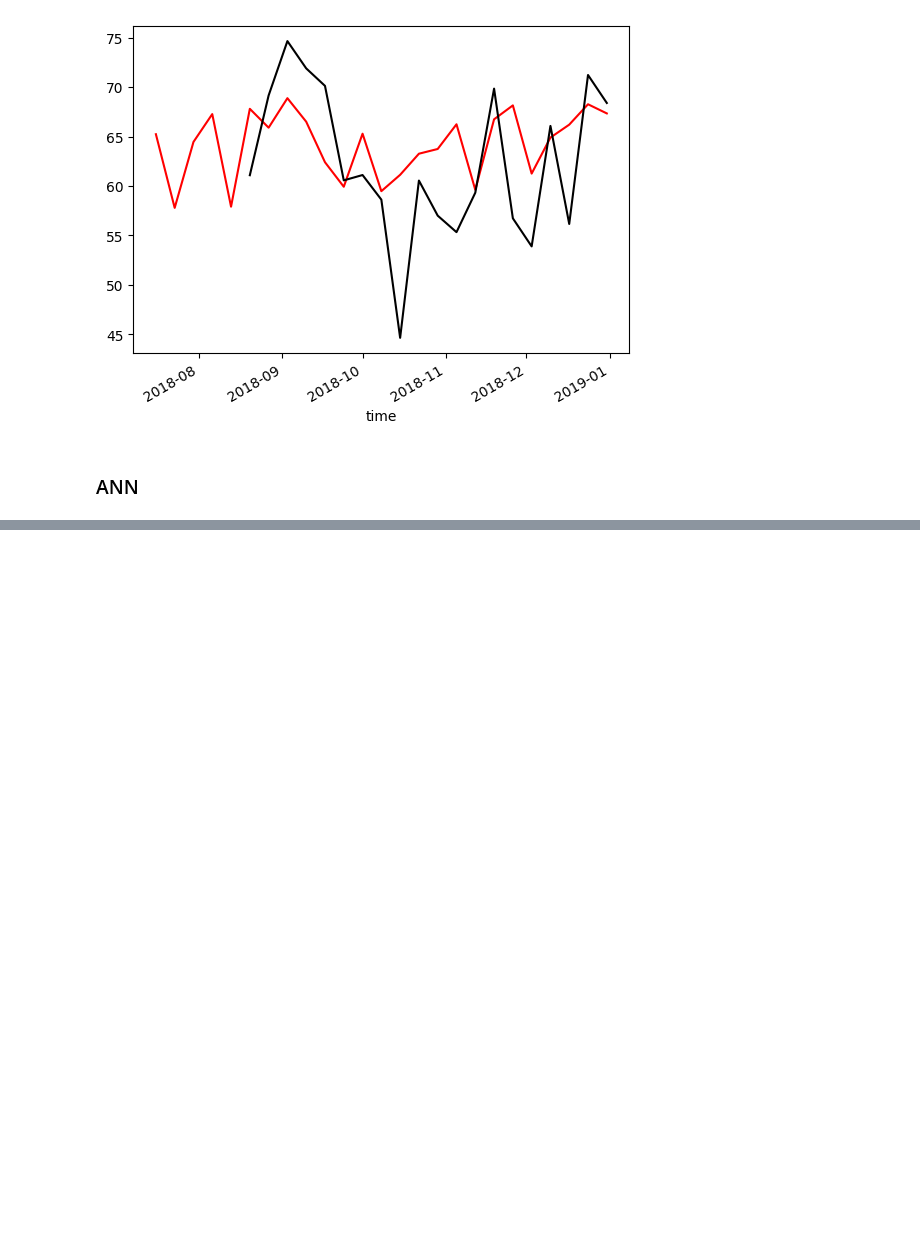
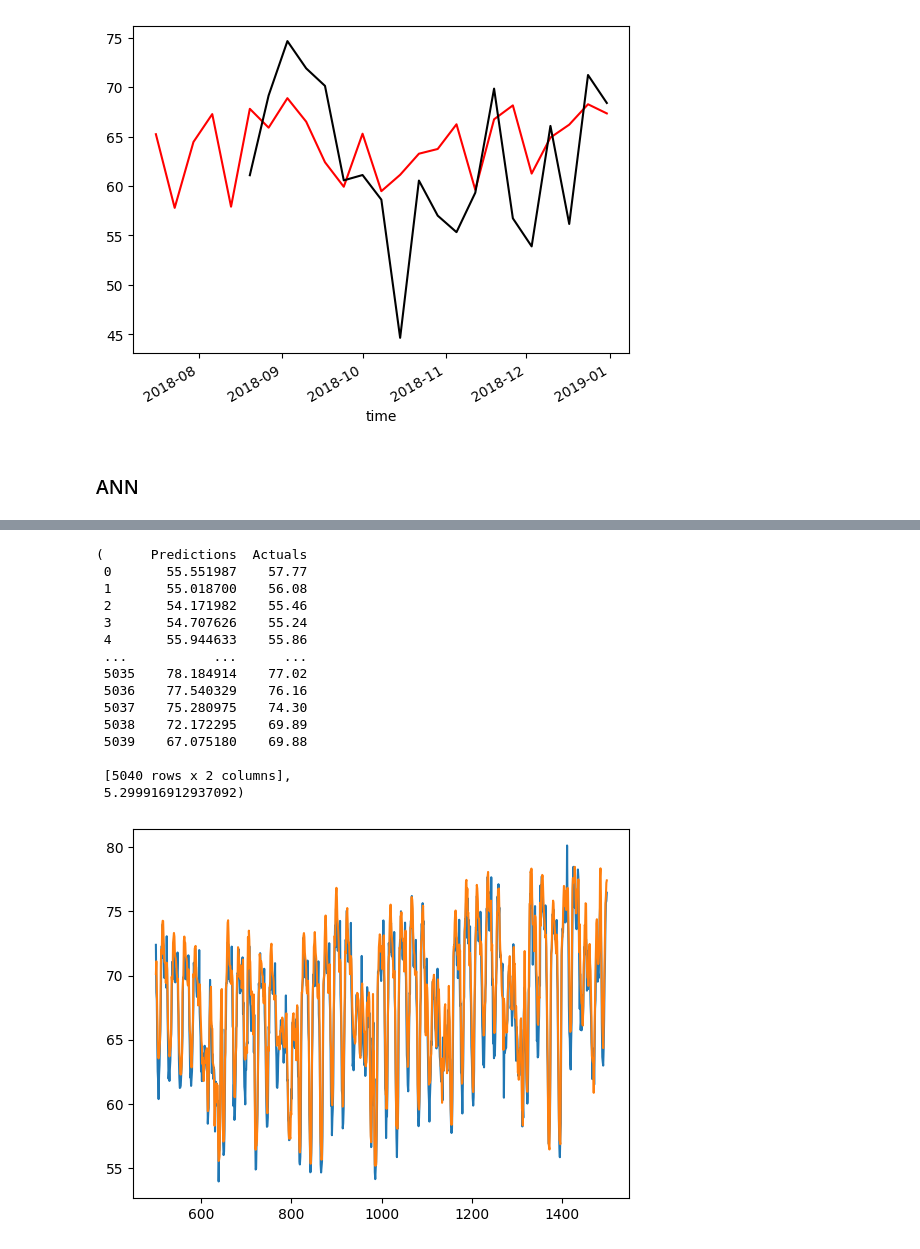
Before and after one commit to ArturoMachuca/IA_2024_01, a Jupyter notebook: PROYECTO_IA_FINAL.ipynb, the cells around one changed output, grey strips where cells are left out. Saved outputs shown, nothing was run; the diff lists cells and outputs as text; code cells hidden in the pictures; blank space fills up the shorter version.

```diff
--- a/PROYECTO_IA_FINAL.ipynb
+++ b/PROYECTO_IA_FINAL.ipynb
@@ -584,0 +596,10 @@ plt.show()
+# %%
+model5 = Sequential()
+model5.add(InputLayer((24, 8)))
+model5.add(LSTM(32, return_sequences=True))
+model5.add(LSTM(64))
+model5.add(Dropout(0.2))
+model5.add(Dense(8, 'relu'))
+model5.add(Dense(1, 'linear'))
+
+model5.summary()
@@ -584,0 +626,5 @@ plt.show()
+# %%
+cp5 = ModelCheckpoint('model5/', save_best_only=True)
+model5.compile(loss=MeanSquaredError(), optimizer=Adam(learning_rate=0.005), metrics=[RootMeanSquaredError()])
+# %%
+model5.fit(X_train, y_train, validation_data=(X_val, y_val), epochs=10, callbacks=[cp5])
@@ -584,0 +657,12 @@ plt.show()
+# %%
+def plot_predictions1(model, X, y, start=500, end=1500):
+  predictions = model.predict(X).flatten()
+  df = pd.DataFrame(data={'Predictions':predictions, 'Actuals':y})
+  plt.plot(df['Predictions'][start:end])
+  plt.plot(df['Actuals'][start:end])
+  return df, mse(y, predictions)
+
+from sklearn.metrics import mean_squared_error as mse
+# %%
+plot_predictions1(model5, X_test, y_test)
+# %% [output]
@@ -584,0 +670,16 @@ plt.show()
+(      Predictions  Actuals
+ 0       55.551987    57.77
+ 1       55.018700    56.08
+ 2       54.171982    55.46
+ 3       54.707626    55.24
+ 4       55.944633    55.86
+ ...           ...      ...
+ 5035    78.184914    77.02
+ 5036    77.540329    76.16
+ 5037    75.280975    74.30
+ 5038    72.172295    69.89
+ 5039    67.075180    69.88
+
+ [5040 rows x 2 columns],
+ 5.299916912937092)
+[figure, added]
```
Also changed, not shown: parts of 51 cells of this notebook.
